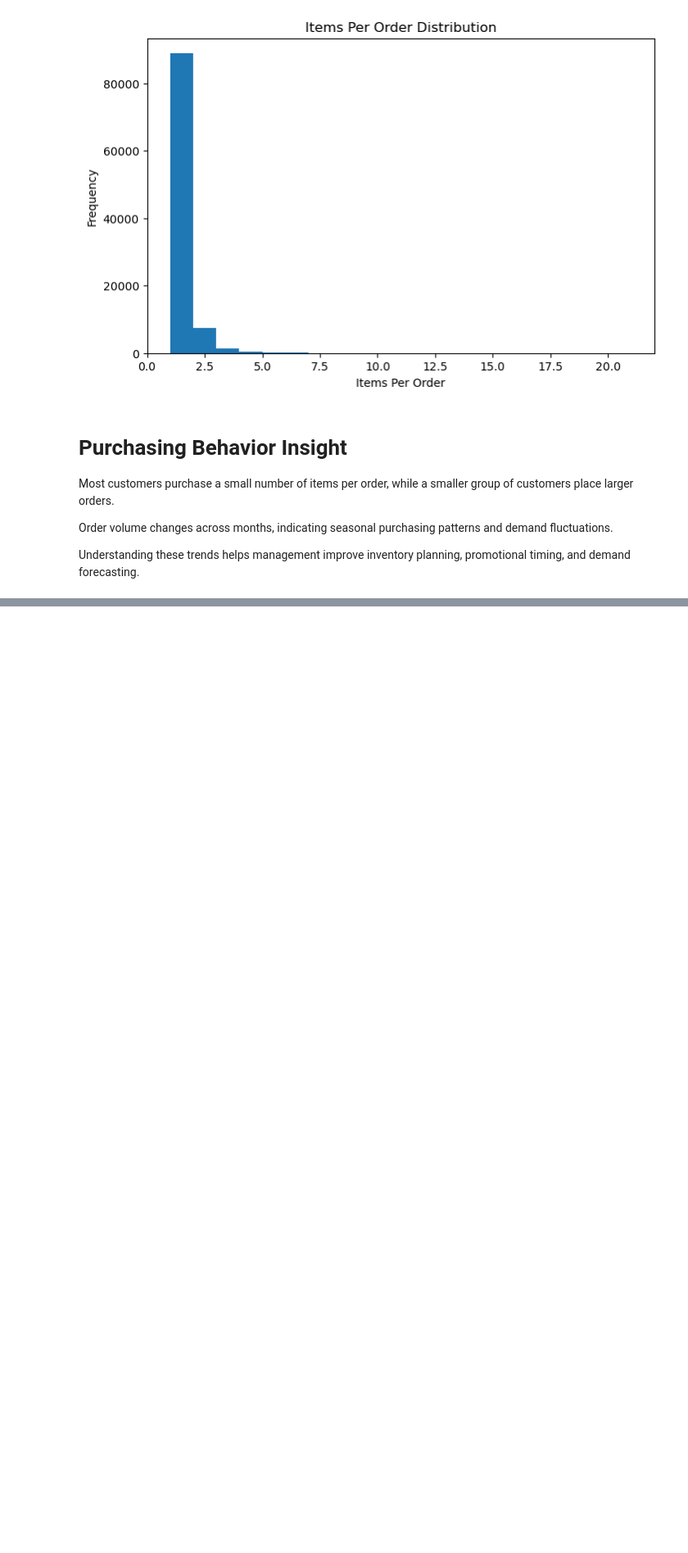
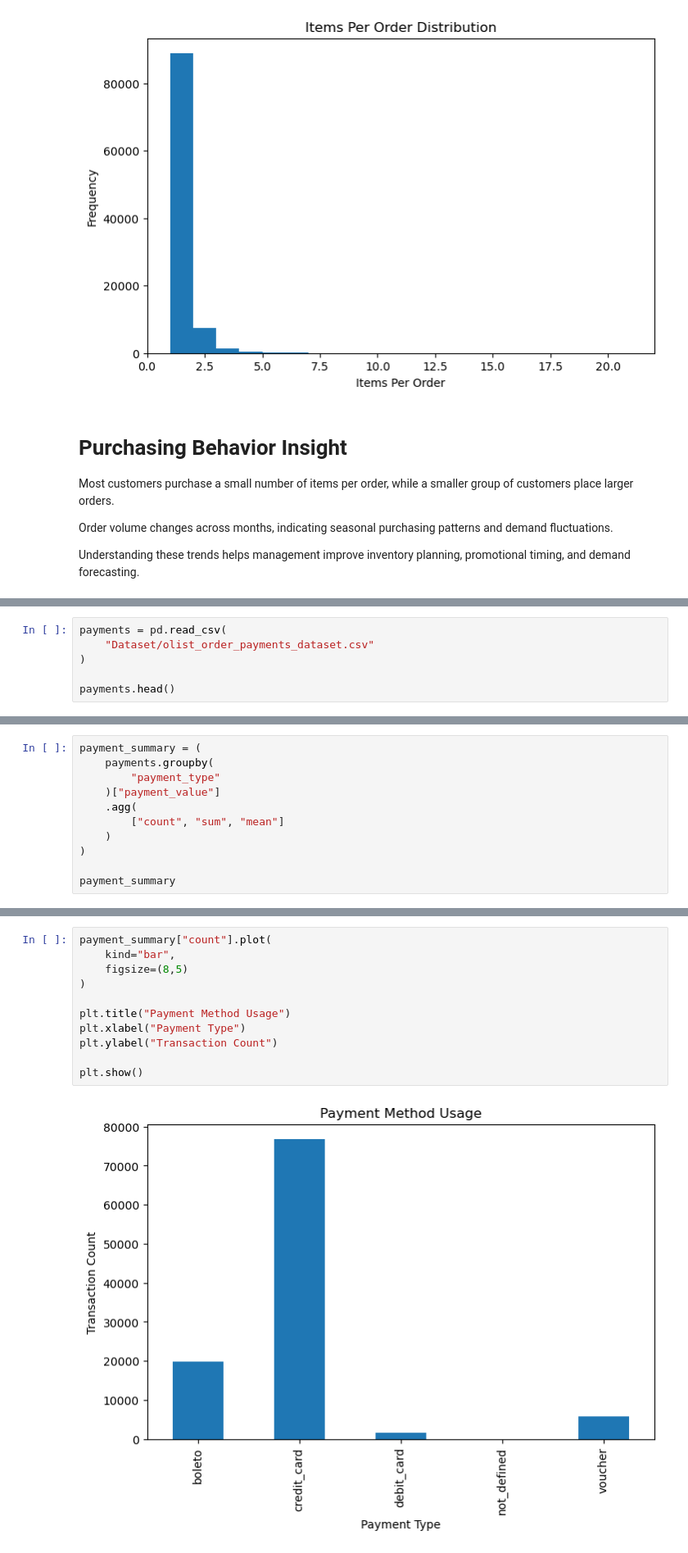
Before and after one commit to gopalsharma43/aiml-crash-gopal, a Jupyter notebook: Day12-Project/ecommerce_eda.ipynb, the cells around one changed output, grey strips where cells are left out. Shown at 82% size. Saved outputs shown, nothing was run; the diff lists cells and outputs as text; blank space fills up the shorter version.

```diff
--- a/Day12-Project/ecommerce_eda.ipynb
+++ b/Day12-Project/ecommerce_eda.ipynb
@@ -577,0 +654,6 @@ Understanding these trends helps management improve inventory planning, promotio
+# %%
+payments = pd.read_csv(
+    "Dataset/olist_order_payments_dataset.csv"
+)
+
+payments.head()
@@ -577,0 +667,11 @@ Understanding these trends helps management improve inventory planning, promotio
+# %%
+payment_summary = (
+    payments.groupby(
+        "payment_type"
+    )["payment_value"]
+    .agg(
+        ["count", "sum", "mean"]
+    )
+)
+
+payment_summary
@@ -577,0 +686,13 @@ Understanding these trends helps management improve inventory planning, promotio
+# %%
+payment_summary["count"].plot(
+    kind="bar",
+    figsize=(8,5)
+)
+
+plt.title("Payment Method Usage")
+plt.xlabel("Payment Type")
+plt.ylabel("Transaction Count")
+
+plt.show()
+# %% [output]
+[figure, added]
```
Also changed, not shown: parts of 7 cells of this notebook.
